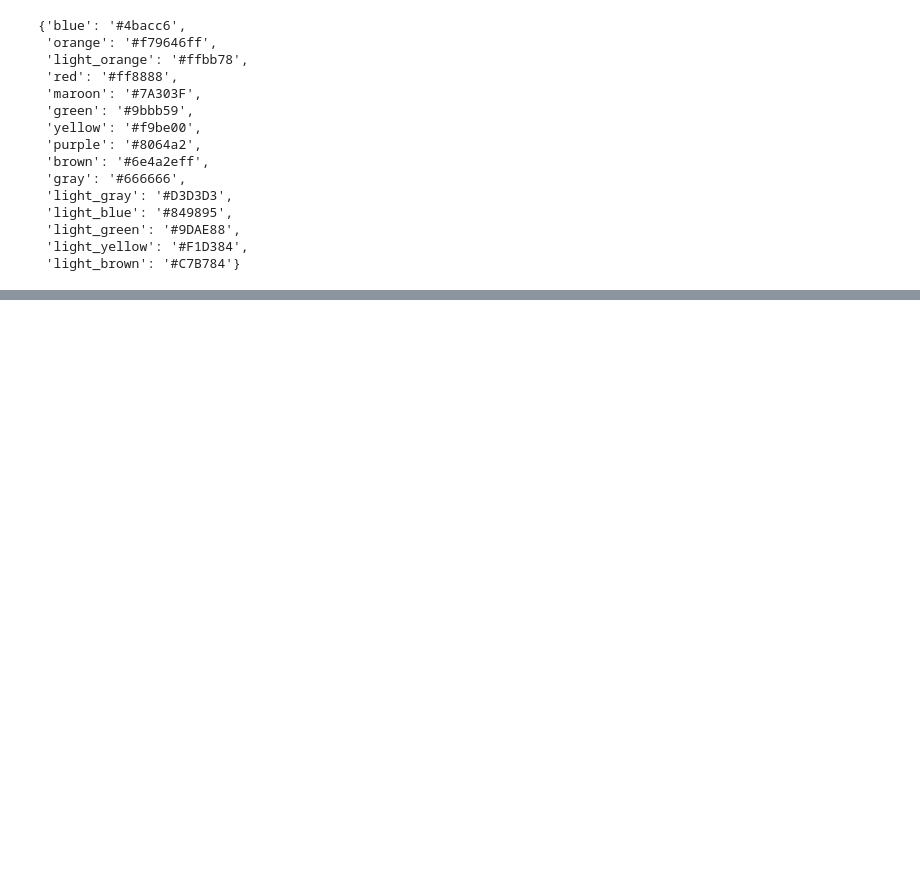
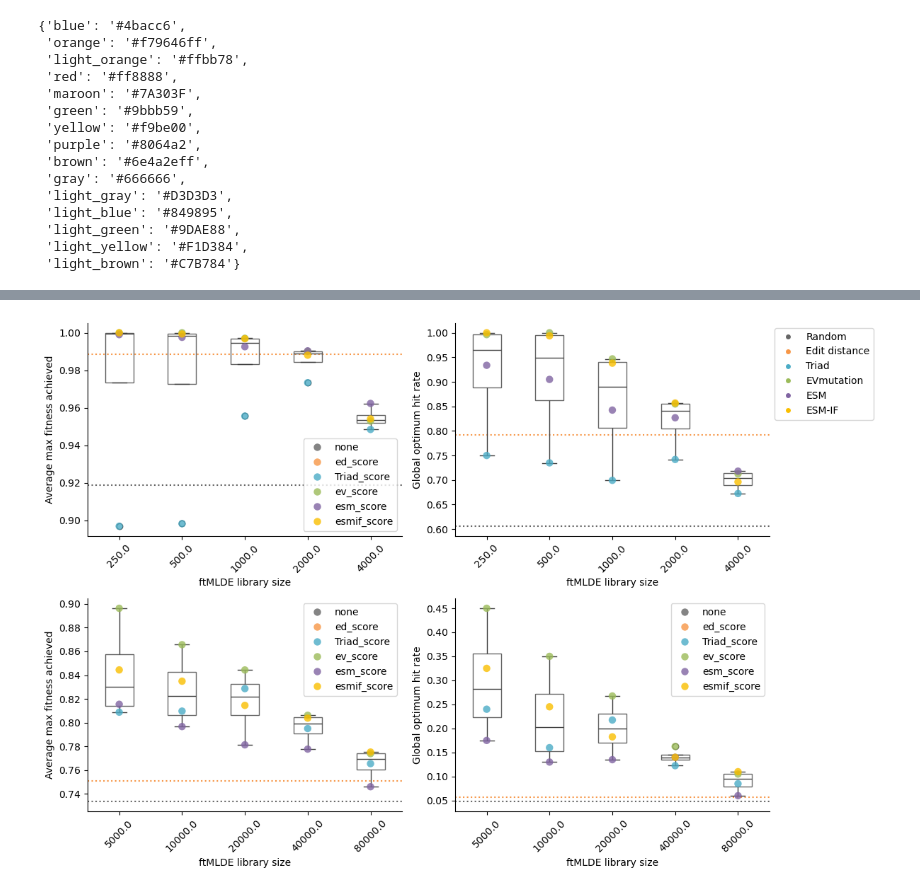
Before and after one commit to fhalab/SSMuLA, a Jupyter notebook: sandbox/plot_ftmlde_compact.ipynb, the cells around one changed output, grey strips where cells are left out. Saved outputs shown, nothing was run; the diff lists cells and outputs as text; code cells hidden in the pictures; blank space fills up the shorter version.

```diff
--- a/sandbox/plot_ftmlde_compact.ipynb
+++ b/sandbox/plot_ftmlde_compact.ipynb
@@ -331,0 +365,8 @@ plt.tight_layout()
+# %%
+frac_ft_dfs_3 = []
+for frac in FTLIB_FRAC_LIST[:-1]:
+    frac_ft_dfs_3.append(frac_ft_dict_3[frac].loc[[96, 384]].reset_index().assign(ft_lib_size = frac))
+frac_ft_dfs_3.append(random_3.loc[[96, 384]].reset_index().assign(ft_lib_size = 1))
+frac_ft_dfs_3.append(db_3.loc[[96, 384]].reset_index().assign(ft_lib_size = 1))
+frac_ft_dfs_3 = pd.concat(frac_ft_dfs_3).reset_index(drop=True)
+frac_ft_dfs_3
@@ -331,0 +391,8 @@ plt.tight_layout()
+# %%
+frac_ft_dfs_4 = []
+for frac in FTLIB_FRAC_LIST[:-1]:
+    frac_ft_dfs_4.append(frac_ft_dict_4[frac].loc[[96, 384]].reset_index().assign(ft_lib_size = frac))
+frac_ft_dfs_4.append(random_4.loc[[96, 384]].reset_index().assign(ft_lib_size = 1))
+frac_ft_dfs_4.append(db_4.loc[[96, 384]].reset_index().assign(ft_lib_size = 1))
+frac_ft_dfs_4 = pd.concat(frac_ft_dfs_4).reset_index(drop=True)
+frac_ft_dfs_4
@@ -331,0 +417,81 @@ plt.tight_layout()
+# %%
+n_sample = 384
+
+# mlde_color_list = ["yellow", "orange", "blue", "green", "purple", "red"]
+ms = ["top_maxes_mean", "if_truemaxs_mean"]
+titles = ["Average max fitness achieved", "Global optimum hit rate"]
+
+fig, axes = plt.subplots(2, 2, figsize=(12, 8))
+
+for j, site in enumerate([3, 4]):
+
+    frac_ft_df = frac_ft_dfs_3.copy() if site == 3 else frac_ft_dfs_4.copy()
+
+    slice_df = frac_ft_df[frac_ft_df["n_sample"] == n_sample].copy()
+
+    # Convert 'Category' column to categorical with defined order
+    slice_df['zs_'] = pd.Categorical(slice_df['zs_'], categories=list(five_zs.keys()), ordered=True)
+
+    # Sort DataFrame by 'Category'
+    slice_df = slice_df.sort_values(by='zs_')
+
+    for i in range(2):
+        ax = axes[j, i]
+
+        ax.axhline(slice_df[slice_df["zs_"]=="none"][ms[i]].values[0], ls="dotted", color=five_zs["none"])
+        ax.axhline(slice_df[slice_df["zs_"]=="ed_score"][ms[i]].values[0], ls="dotted", color=five_zs["ed_score"])
+
+        sliced_df = slice_df[~slice_df["zs_"].isin(["none", "ed_score"])].copy()
+        # sliced_df["ft_lib_size"] = sliced_df["ft_lib_size"] * 100
+
+        ax = sns.stripplot(
+            data=sliced_df,
+            # x="ft_lib_size",
+            x="ft_lib_",
+            y=ms[i],
+            hue="zs_",
+            size=7.5,
+            alpha=0.8,
+            jitter=False,
+            # style="ft_lib_size",
+            marker='o',
+            ax=ax,
+            palette=list(five_zs.values()),
+        )
+        # ax.set_xscale("symlog")
+
+        sns.boxplot(
+            # x="ft_lib_size",
+            x= "ft_lib_",
+            y=ms[i],
+            data=sliced_df,
+            # showfliers=False,
+            width=0.45,
+            boxprops={'facecolor': 'None', 'edgecolor': PRESENTATION_PALETTE_SATURATE["gray"]},
+            # color=PRESENTATION_PALETTE_SATURATE["light_gray"],
+            ax=ax,# palette="pastel", showmeans=True
+            # order = np.linspace(0, 1, 9),
+            # patch_artist=True
+        )
+
+        ax.tick_params(axis='x', rotation=45)
+        ax.set_xlabel("ftMLDE library size")
+        ax.set_ylabel(titles[i])
+        # ax.set_title(titles[i])
+        # ax.set_xlim(0, 1)
+        #
+        # ax.set_ylim(0.4, 1)
+        ax.spines['top'].set_visible(False)
+        ax.spines['right'].set_visible(False)
+        # ax.set_xticks(sliced_df["ft_lib_size"].unique())
+
+
+# axes[0].legend_.remove()  # Remove legend from the first subplot
+legend_list = []
+for zs, c in five_zs.items():
+    legend_list.append(plt.Line2D([0], [0], marker='o', color='w', markerfacecolor=c, # markersize=10,
+    label=ZS_OPTS_APPENDED[zs]))
+axes[0, 1].legend(handles=legend_list, loc="upper left", bbox_to_anchor=(1, 1))
+plt.tight_layout()
+# %% [output]
+[figure, added]
```
Also changed, not shown: parts of 15 cells of this notebook.
